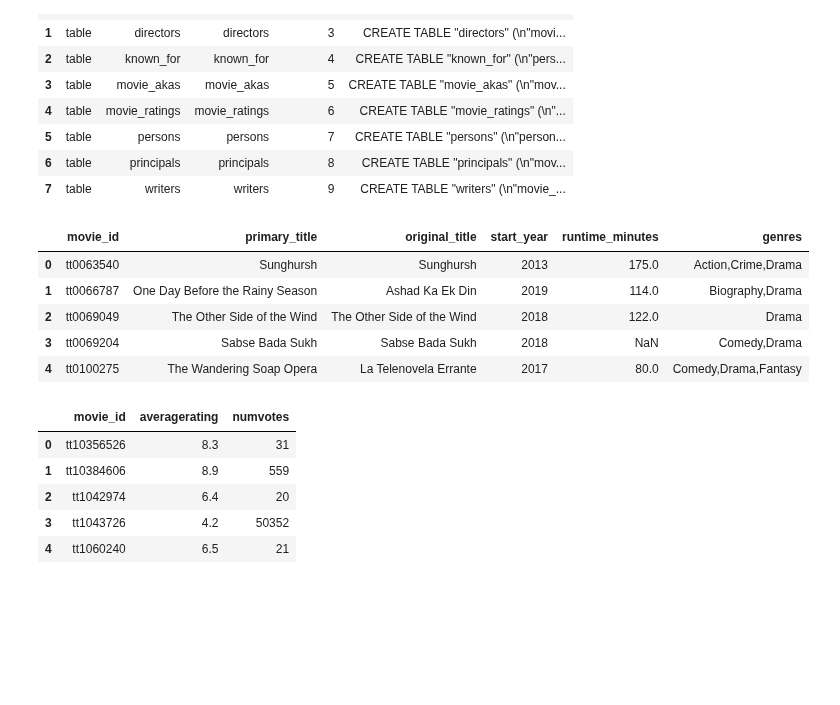
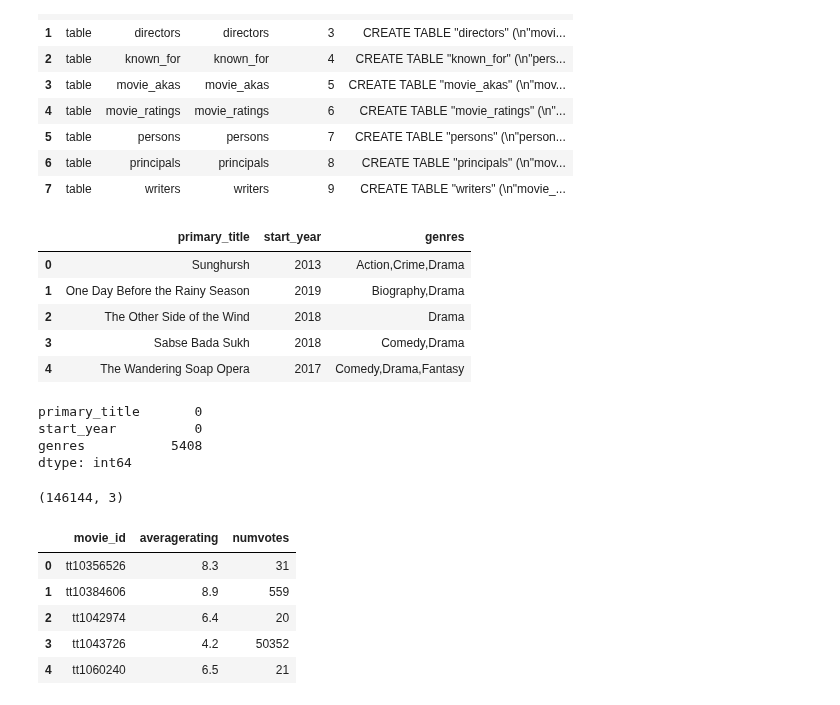
Before and after one commit to fredrickochieng-cell/Group4_Phase2_Project, a Jupyter notebook: Notebooks/dan.ipynb, the cells around one changed output. Saved outputs shown, nothing was run; the diff lists cells and outputs as text; code cells hidden in the pictures; blank space fills up the shorter version.

```diff
--- a/Notebooks/dan.ipynb
+++ b/Notebooks/dan.ipynb
@@ -65,15 +138,15 @@ df4
 | 6 | table | principals | principals | 8 | CREATE TABLE "principals" (\n"mov... |
 | 7 | table | writers | writers | 9 | CREATE TABLE "writers" (\n"movie_... |
 # %%
-movie_basics =pd.read_sql_query('''SELECT *
+movie_basics1 =pd.read_sql_query('''SELECT primary_title, start_year, genres
                   FROM movie_basics;
                   ''', conn)
 # %%
-movie_basics.head()
+movie_basics1.head()
 # %% [output]
-|  | movie_id | primary_title | original_title | start_year | runtime_minutes | genres |
-| 0 | tt0063540 | Sunghursh | Sunghursh | 2013 | 175.0 | Action,Crime,Drama |
-| 1 | tt0066787 | One Day Before the Rainy Season | Ashad Ka Ek Din | 2019 | 114.0 | Biography,Drama |
-| 2 | tt0069049 | The Other Side of the Wind | The Other Side of the Wind | 2018 | 122.0 | Drama |
-| 3 | tt0069204 | Sabse Bada Sukh | Sabse Bada Sukh | 2018 | NaN | Comedy,Drama |
-| 4 | tt0100275 | The Wandering Soap Opera | La Telenovela Errante | 2017 | 80.0 | Comedy,Drama,Fantasy |
+|  | primary_title | start_year | genres |
+| 0 | Sunghursh | 2013 | Action,Crime,Drama |
+| 1 | One Day Before the Rainy Season | 2019 | Biography,Drama |
+| 2 | The Other Side of the Wind | 2018 | Drama |
+| 3 | Sabse Bada Sukh | 2018 | Comedy,Drama |
+| 4 | The Wandering Soap Opera | 2017 | Comedy,Drama,Fantasy |
@@ -83,0 +153,11 @@ movie_ratings = pd.read_sql_query('''SELECT *
+# %%
+movie_basics1.isna().sum()
+# %% [output]
+primary_title       0
+start_year          0
+genres           5408
+dtype: int64
+# %%
+movie_basics1.shape
+# %% [output]
+(146144, 3)
```
Also changed, not shown: parts of 22 cells of this notebook.
